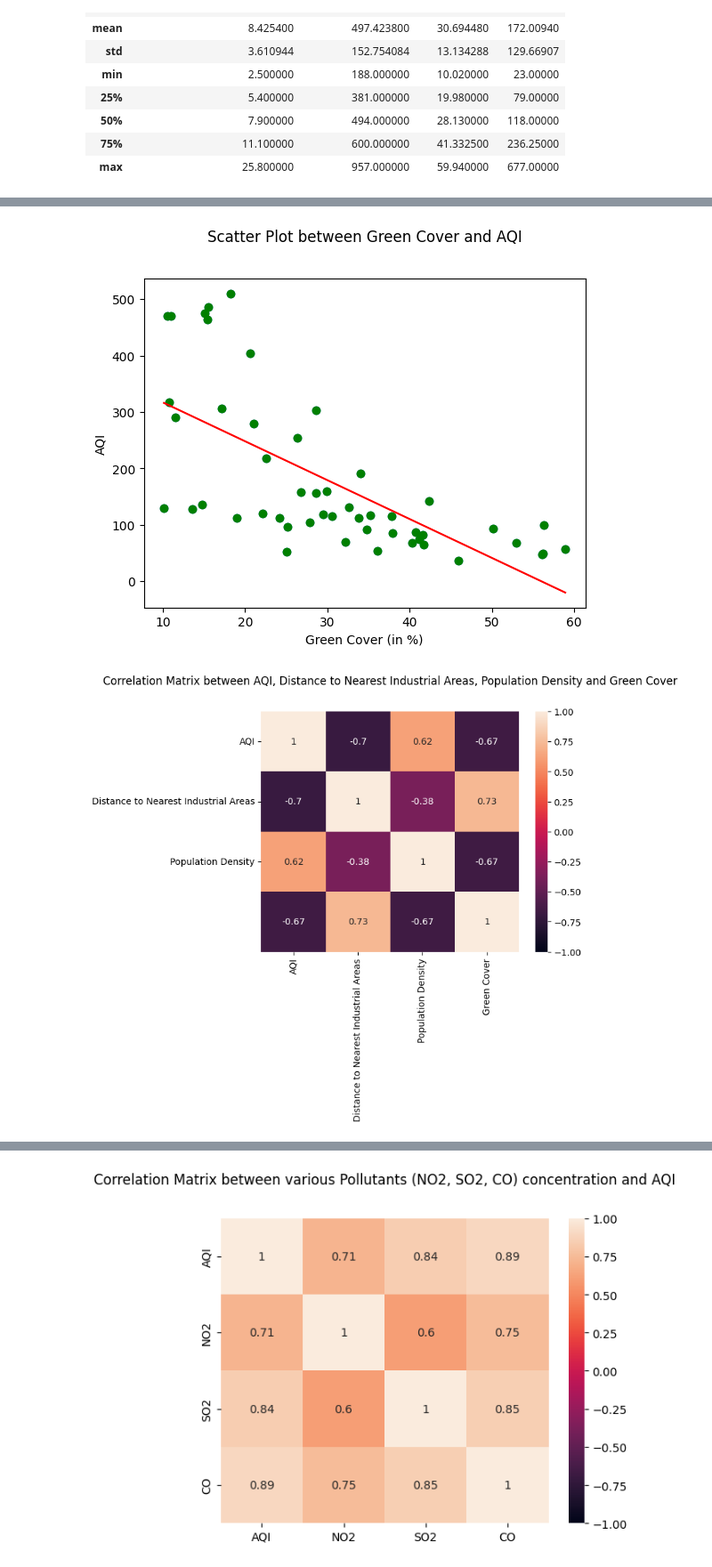
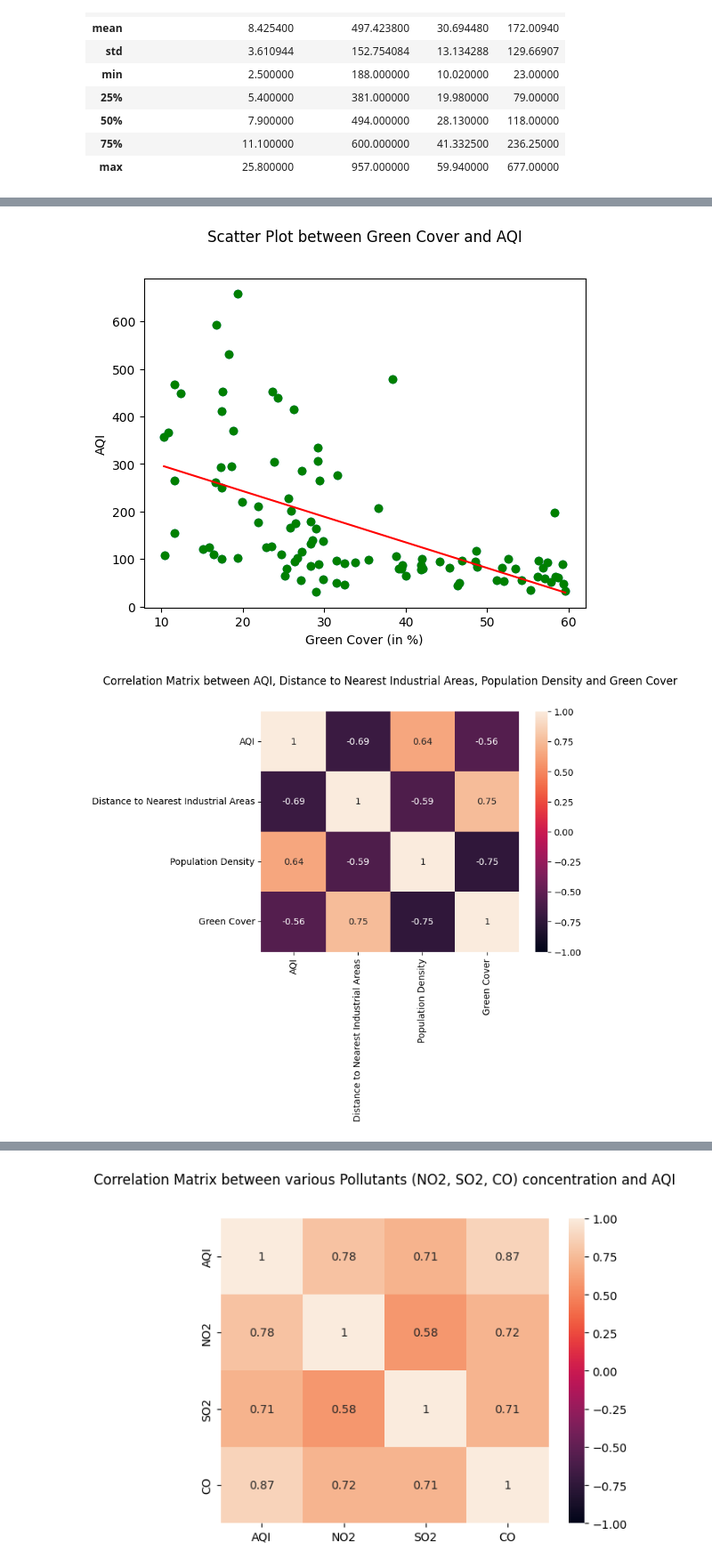
Before and after one commit to Alpharius397/QA-IA, a Jupyter notebook: qa.ipynb, the cells around one changed output, grey strips where cells are left out. Shown at 89% size. Saved outputs shown, nothing was run; the diff lists cells and outputs as text; code cells hidden in the pictures.

```diff
--- a/qa.ipynb
+++ b/qa.ipynb
@@ -4,7 +4,7 @@ import matplotlib.pyplot as plt
 import numpy as np
 import seaborn as sns
 # %%
-aqi = pd.read_csv("data/AQI_with_Green_Cover.csv").dropna().drop(columns=[])
+aqi = pd.read_csv("data/AQI.csv").dropna().drop(columns=[])
 # %%
 aqi
 # %% [output]
@@ -34,7 +34,7 @@ aqi[['Proximity_to_Industrial_Areas', 'Population_Density', 'Green_Cover', 'AQI'
 | 75% | 11.100000 | 600.000000 | 41.332500 | 236.25000 |
 | max | 25.800000 | 957.000000 | 59.940000 | 677.00000 |
 # %%
-AQI = aqi.sample(50)
+AQI = aqi.sample(100)
 # %%
 x,y = AQI['Population_Density'].values, AQI['AQI'].values
 
@@ -93,16 +93,16 @@ plt.ylabel("AQI")
 plt.title("Scatter Plot between Green Cover and AQI",pad=30)
 plt.show()
 # %% [output]
-[figure, old version]
+[figure, new version]
 # %%
 correlation = AQI[['AQI','Proximity_to_Industrial_Areas','Population_Density','Green_Cover']].corr()
 
-axis_corr = sns.heatmap(correlation, vmin=-1.0, vmax=1.0, annot=True, xticklabels=['AQI','Distance to Nearest Industrial Areas','Population Density','Green Cover'], yticklabels=['AQI','Distance to Nearest Industrial Areas','Population Density'])
+axis_corr = sns.heatmap(correlation, vmin=-1.0, vmax=1.0, annot=True, xticklabels=['AQI','Distance to Nearest Industrial Areas','Population Density','Green Cover'], yticklabels=['AQI','Distance to Nearest Industrial Areas','Population Density','Green Cover'])
 
 plt.title("Correlation Matrix between AQI, Distance to Nearest Industrial Areas, Population Density and Green Cover", pad=30)
 plt.show()
 # %% [output]
-[figure, old version]
+[figure, new version]
 # %%
 import matplotlib.pyplot as plt
 import numpy as np
```
Also changed, not shown: parts of 8 cells of this notebook, 3 other files.
